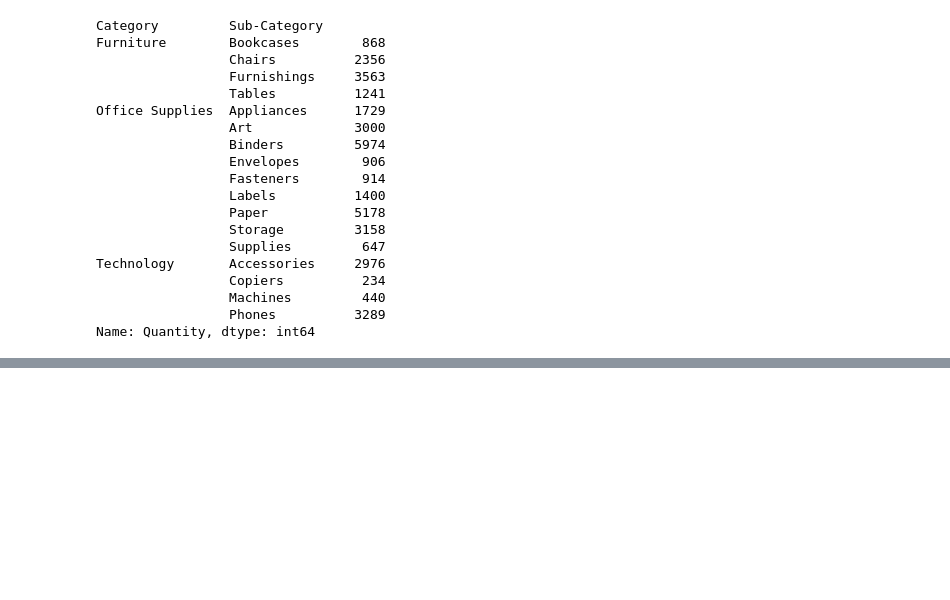
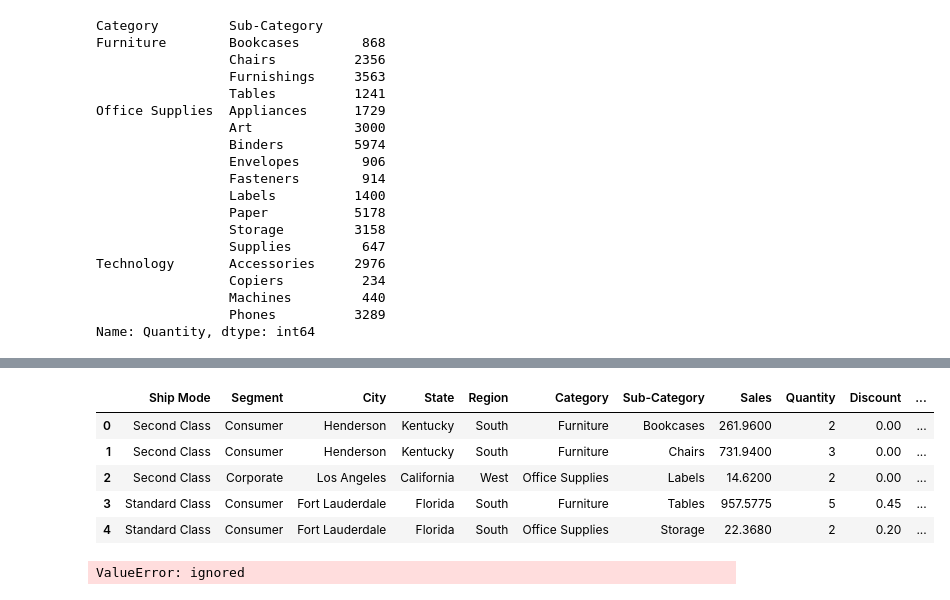
Before and after one commit to chrimeade/UCDPA_chrismeade, a Jupyter notebook: superstore_dataset.ipynb, the cells around one changed output, grey strips where cells are left out. Cells and saved outputs as stored; diff of their text form; code cells hidden in the pictures; blank space fills up the shorter version.

```diff
--- a/superstore_dataset.ipynb
+++ b/superstore_dataset.ipynb
@@ -290,0 +306,16 @@ Name: Quantity, dtype: int64
+# %%
+sales_df.head()
+# %% [output]
+|  | Ship Mode | Segment | City | State | Region | Category | Sub-Category | Sales | Quantity | Discount | ... |
+| 0 | Second Class | Consumer | Henderson | Kentucky | South | Furniture | Bookcases | 261.9600 | 2 | 0.00 | ... |
+| 1 | Second Class | Consumer | Henderson | Kentucky | South | Furniture | Chairs | 731.9400 | 3 | 0.00 | ... |
+| 2 | Second Class | Corporate | Los Angeles | California | West | Office Supplies | Labels | 14.6200 | 2 | 0.00 | ... |
+| 3 | Standard Class | Consumer | Fort Lauderdale | Florida | South | Furniture | Tables | 957.5775 | 5 | 0.45 | ... |
+| 4 | Standard Class | Consumer | Fort Lauderdale | Florida | South | Office Supplies | Storage | 22.3680 | 2 | 0.20 | ... |
+# %%
+avg_quantity_by_subcat = sales_df.groupby('Sub-Category')['Quantity'].mean()
+sns.scatterplot(x='Sub-Category', y='Quantity', data=avg_quantity_by_subcat)
+plt.xticks(rotation=45, ha='right')
+plt.show()
+# %% [output]
+ValueError: ignored
```
Also changed, not shown: parts of 20 cells of this notebook.
